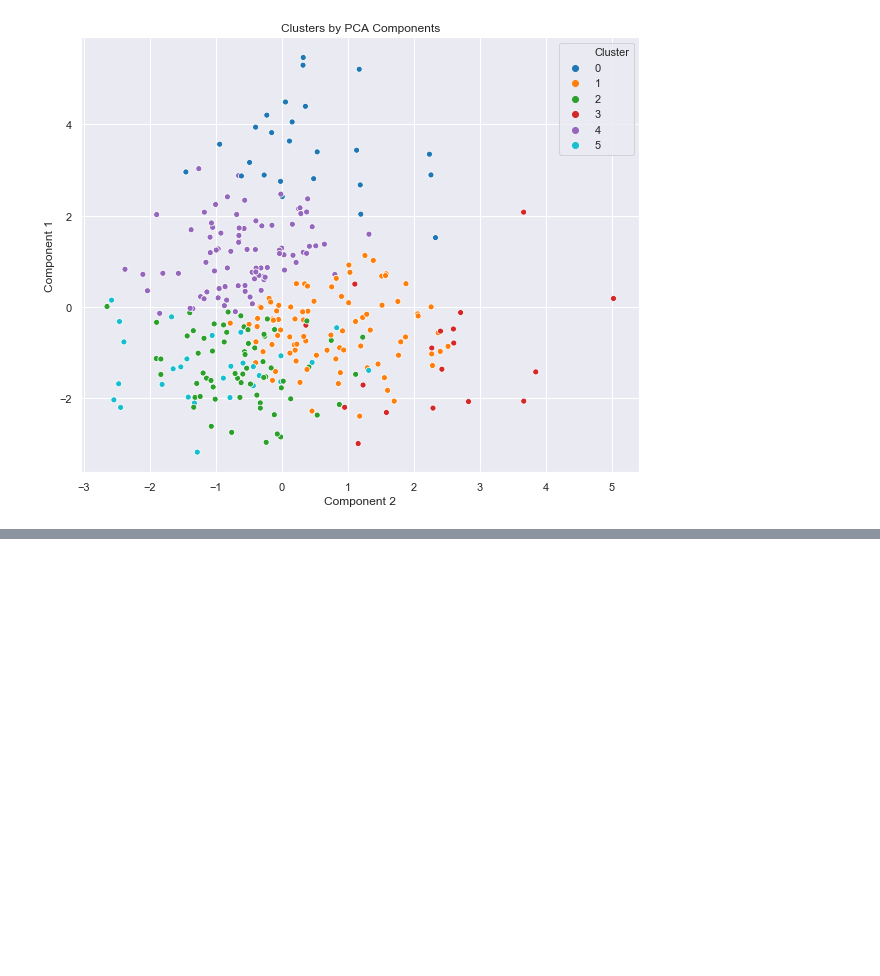
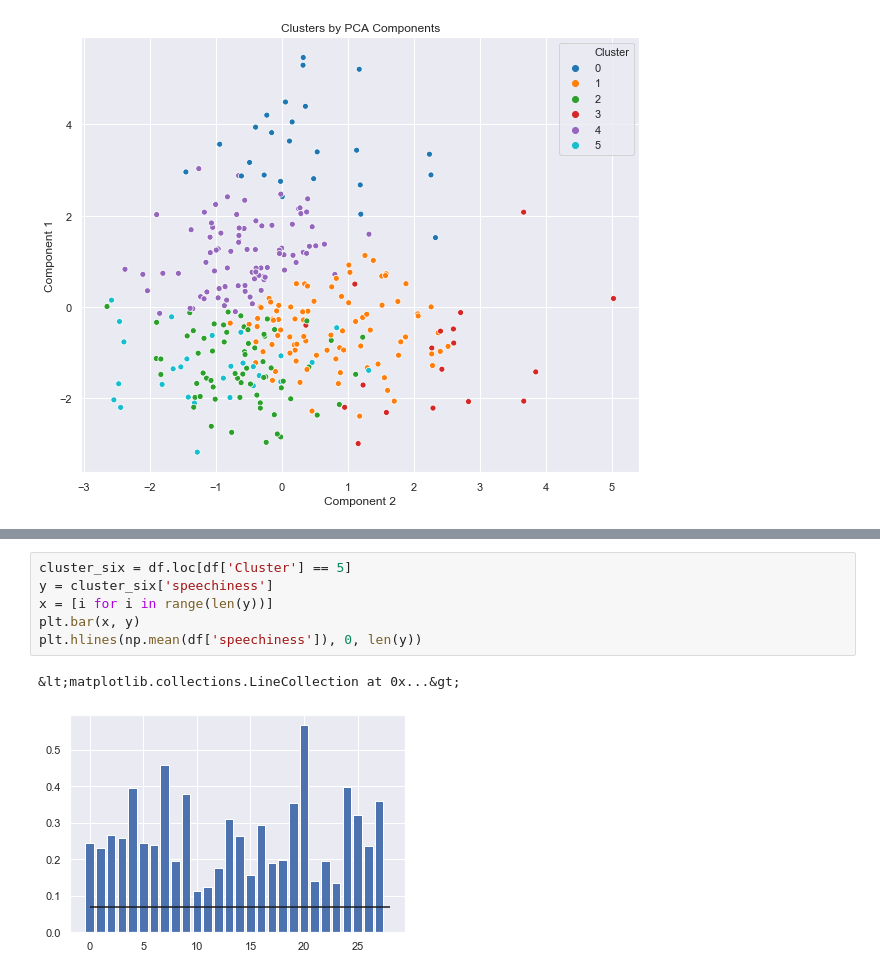
Before and after one commit to sejaldua/music-clustering, a Jupyter notebook: notebook.ipynb, the cells around one changed output, grey strips where cells are left out. Saved outputs shown, nothing was run; the diff lists cells and outputs as text; blank space fills up the shorter version.

```diff
--- a/notebook.ipynb
+++ b/notebook.ipynb
@@ -220,0 +217,9 @@ df.head()
+# %%
+cluster_six = df.loc[df['Cluster'] == 5]
+y = cluster_six['speechiness']
+x = [i for i in range(len(y))]
+plt.bar(x, y)
+plt.hlines(np.mean(df['speechiness']), 0, len(y))
+# %% [output]
+&lt;matplotlib.collections.LineCollection at 0x...&gt;
+[figure, added]
```
Also changed, not shown: parts of 5 cells of this notebook.
